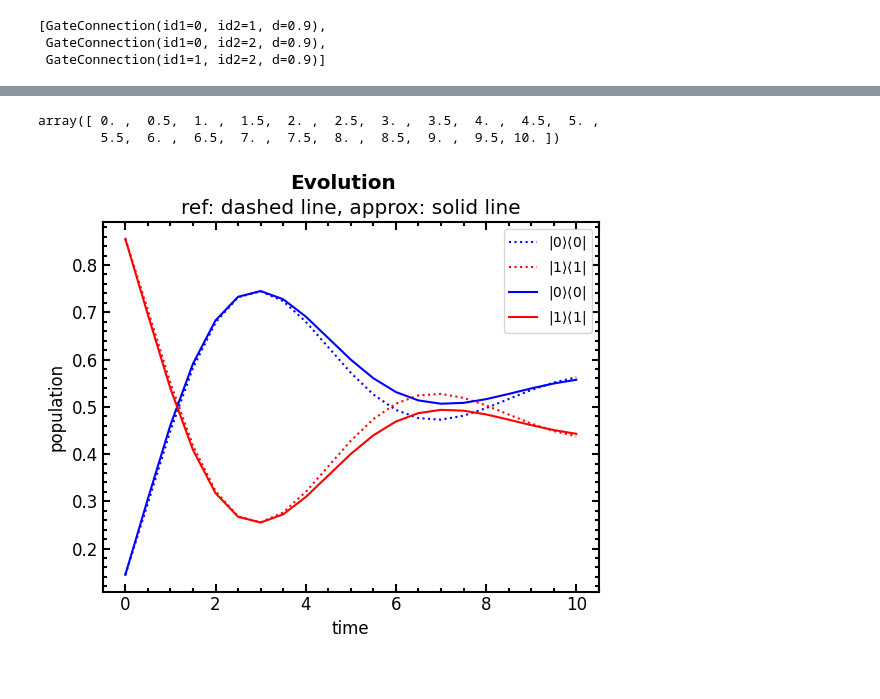
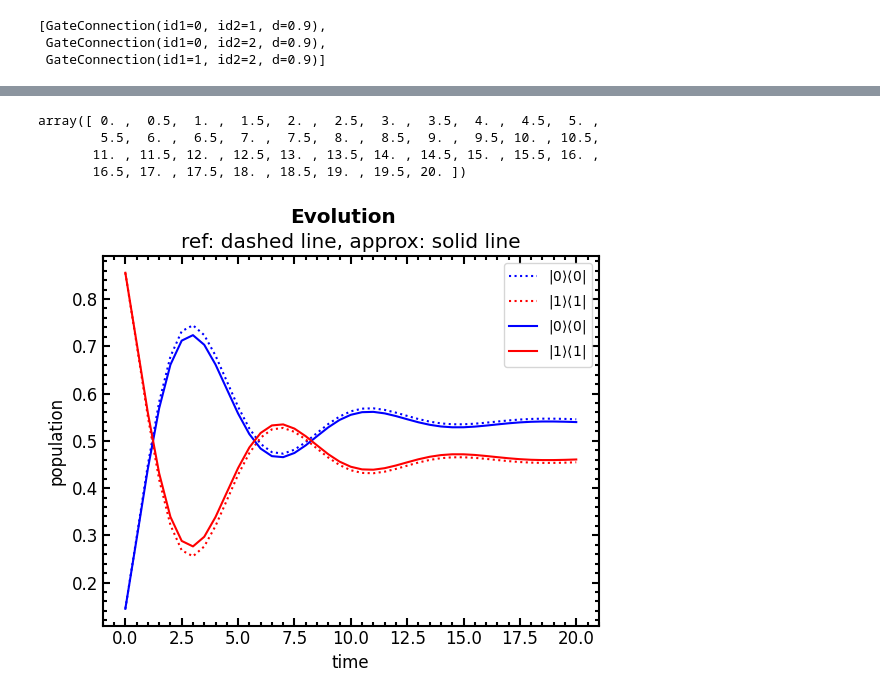
Before and after one commit to davidvrchen/quantum-channel-approximation, a Jupyter notebook: results/decay_one_qubit/both.ipynb, the cells around one changed output, grey strips where cells are left out. Saved outputs shown, nothing was run; the diff lists cells and outputs as text; code cells hidden in the pictures.

```diff
--- a/results/decay_one_qubit/both.ipynb
+++ b/results/decay_one_qubit/both.ipynb
@@ -72,19 +88,21 @@ array([ 0.22211806,  0.4       ,  0.4       ,  0.45879411,  0.58305597,
 # %%
 rho0 = rho_rand_haar(1, 4)
 evolver = evolver_fac(circuit, theta_opt)
-rhos = evolver(20, rho0)
+rhos = evolver(40, rho0)
 
 Os = [O.full() for O in create_observables_comp_basis(1)]
 
 ess = measure_rhos(rhos, Os)
-rho_ref_s, ts = solve_lindblad_rho0(rho0, delta_t=0.5, N=20, s=system, jump_opers=jump_oper)
+rho_ref_s, ts = solve_lindblad_rho0(rho0, delta_t=0.5, N=40, s=system, jump_opers=jump_oper)
 e_ref_ss = measure_rhos([r.full() for r in rho_ref_s], Os)
 compare_ess((ts, ess, "approx"), (ts, e_ref_ss, "ref"), labels=comp_basis_labels(1))
 ts
 # %% [output]
 array([ 0. ,  0.5,  1. ,  1.5,  2. ,  2.5,  3. ,  3.5,  4. ,  4.5,  5. ,
-        5.5,  6. ,  6.5,  7. ,  7.5,  8. ,  8.5,  9. ,  9.5, 10. ])
+        5.5,  6. ,  6.5,  7. ,  7.5,  8. ,  8.5,  9. ,  9.5, 10. , 10.5,
+       11. , 11.5, 12. , 12.5, 13. , 13.5, 14. , 14.5, 15. , 15.5, 16. ,
+       16.5, 17. , 17.5, 18. , 18.5, 19. , 19.5, 20. ])
-[figure, old version]
+[figure, new version]
 # %%
 plt.loglog(errors)
 # %% [output]
```
Also changed, not shown: parts of 4 cells of this notebook, 25 other files.
